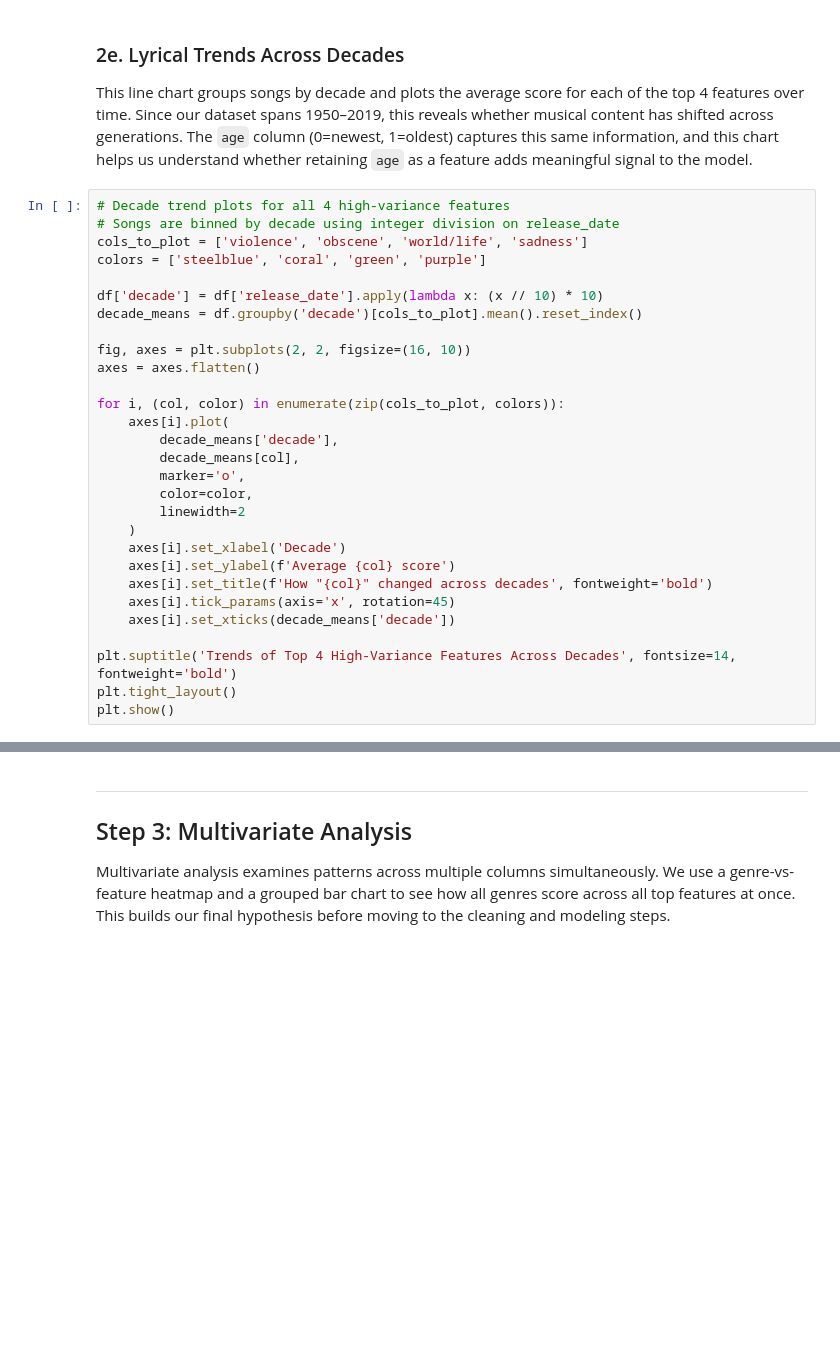
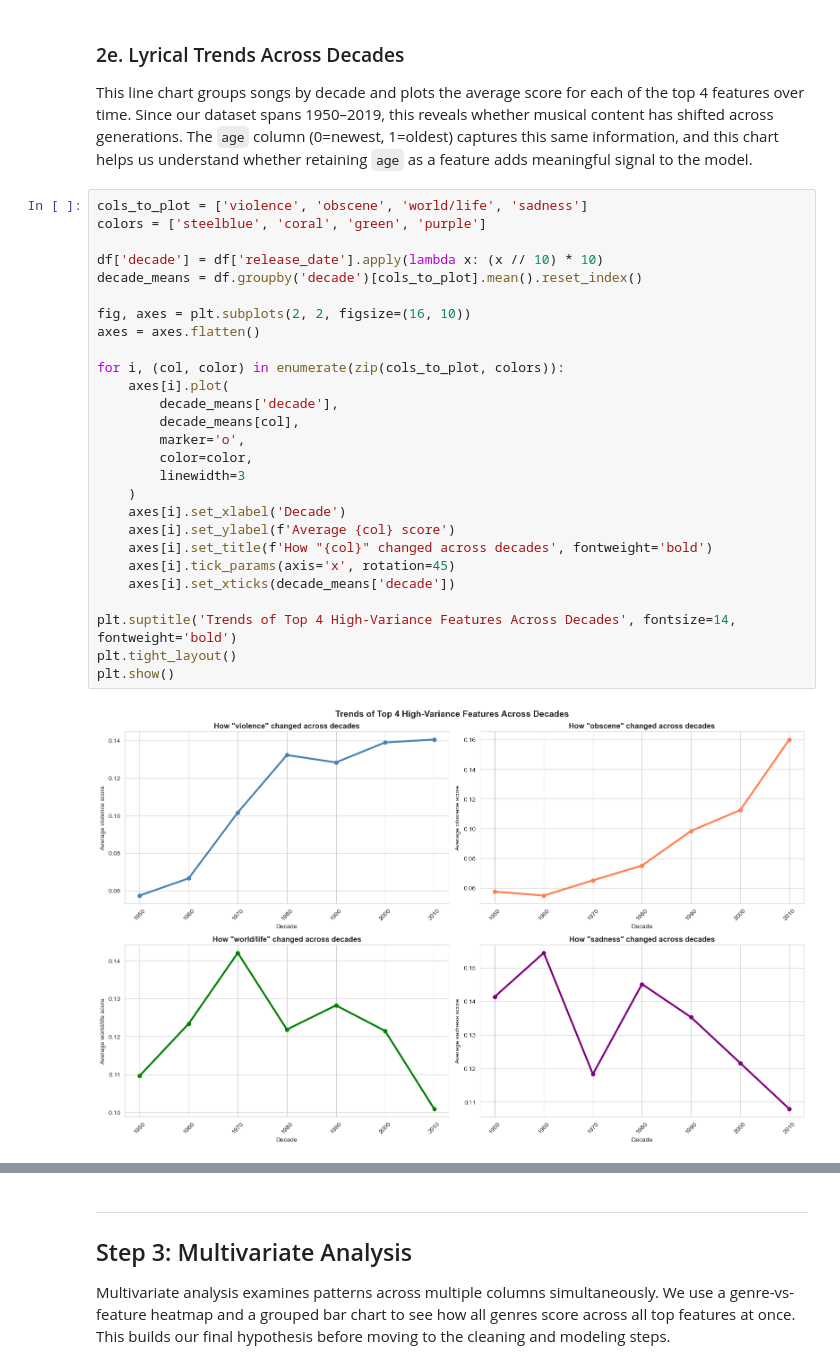
Before and after one commit to dekdiaz23-hue/Music-Recommendation-Algorithm, a Jupyter notebook: EDA.ipynb, the cells around one changed output, grey strips where cells are left out. Saved outputs shown, nothing was run; the diff lists cells and outputs as text; blank space fills up the shorter version.

```diff
--- a/EDA.ipynb
+++ b/EDA.ipynb
@@ -303,34 +412,34 @@ plt.show()
 
 This line chart groups songs by decade and plots the average score for each of the top 4 features over time. Since our dataset spans 1950–2019, this reveals whether musical content has shifted across generations. The `age` column (0=newest, 1=oldest) captures this same information, and this chart helps us understand whether retaining `age` as a feature adds meaningful signal to the model.
 # %%
-# Decade trend plots for all 4 high-variance features
-# Songs are binned by decade using integer division on release_date
 cols_to_plot = ['violence', 'obscene', 'world/life', 'sadness']
 colors = ['steelblue', 'coral', 'green', 'purple']
 
 df['decade'] = df['release_date'].apply(lambda x: (x // 10) * 10)
 decade_means = df.groupby('decade')[cols_to_plot].mean().reset_index()
 
 fig, axes = plt.subplots(2, 2, figsize=(16, 10))
 axes = axes.flatten()
 
 for i, (col, color) in enumerate(zip(cols_to_plot, colors)):
     axes[i].plot(
         decade_means['decade'],
         decade_means[col],
         marker='o',
         color=color,
-        linewidth=2
+        linewidth=3
     )
     axes[i].set_xlabel('Decade')
     axes[i].set_ylabel(f'Average {col} score')
     axes[i].set_title(f'How "{col}" changed across decades', fontweight='bold')
     axes[i].tick_params(axis='x', rotation=45)
     axes[i].set_xticks(decade_means['decade'])
 
 plt.suptitle('Trends of Top 4 High-Variance Features Across Decades', fontsize=14, fontweight='bold')
 plt.tight_layout()
 plt.show()
+# %% [output]
+[figure, added]
 # %% [markdown]
 ## Lyrical Theme Trends Across Decades
 
```
Also changed, not shown: parts of 44 cells of this notebook, 6 other files.
